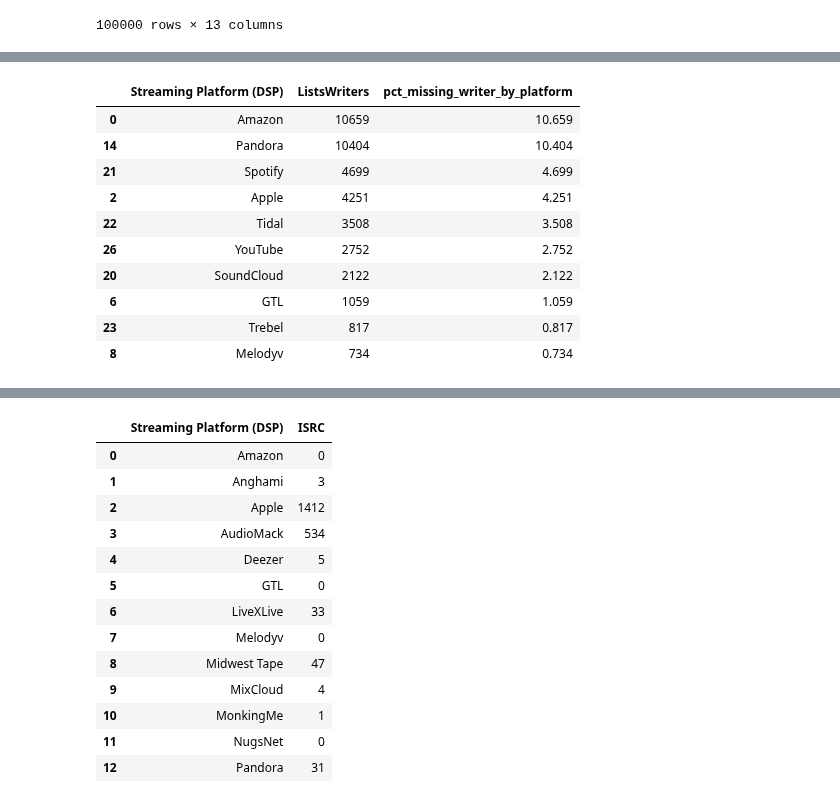
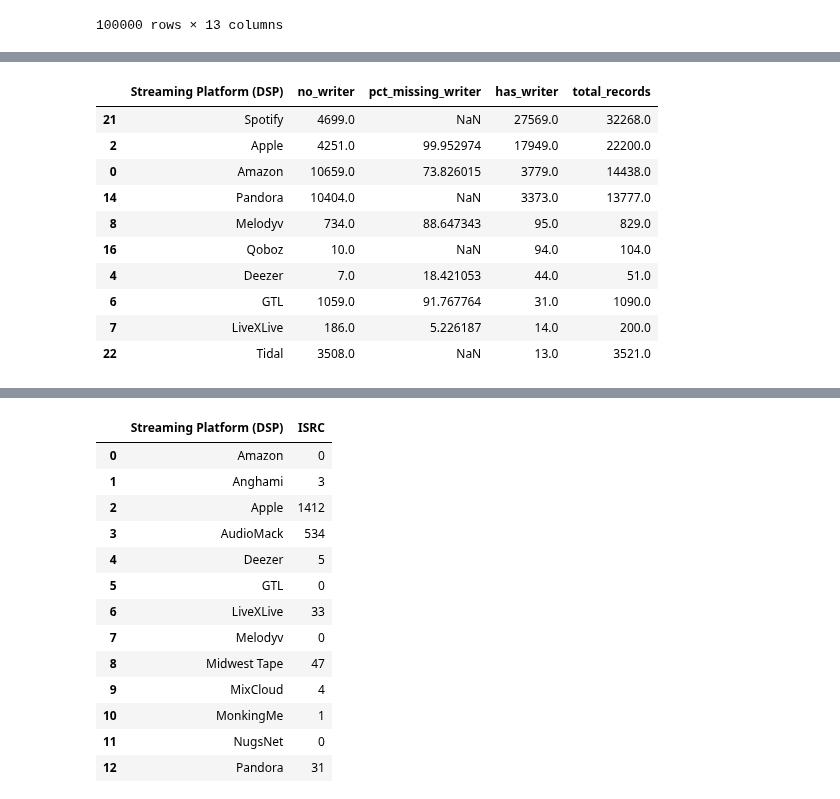
Before and after one commit to NSS-Data-Analytics-Cohort-6/mlc-project-count-dracula, a Jupyter notebook: notebooks/MLC_new.ipynb, the cells around one changed output, grey strips where cells are left out. Saved outputs shown, nothing was run; the diff lists cells and outputs as text; code cells hidden in the pictures.

```diff
--- a/notebooks/MLC_new.ipynb
+++ b/notebooks/MLC_new.ipynb
@@ -65,0 +81,3 @@ memory usage: 576.0+ bytes
+# %%
+haswriter=music_df.loc[(music_df['ListsWriters']==1)] #finds only records where there is a songwriter
+haswriter=haswriter.groupby(['Streaming Platform (DSP)'], as_index=False).agg({'ListsWriters':'count'}) #agg by platform
@@ -65,0 +100,2 @@ memory usage: 576.0+ bytes
+# %%
+songwritersall=pd.merge(nowriter,haswriter, how='outer', on=['Streaming Platform (DSP)'])
@@ -66,19 +113,19 @@ memory usage: 576.0+ bytes
+# %%
+songwritersall.sort_values(by='total_records', ascending=False) #sort to get biggest platforms
+songwritersall=songwritersall.nlargest(10, 'ListsWriters_y') #only get 10 for charting
+songwritersall.rename(columns={'ListsWriters_x': 'no_writer', 'ListsWriters_y': 'has_writer'}, inplace=True)
+songwritersall.head(10)
+# %% [output]
+|  | Streaming Platform (DSP) | no_writer | pct_missing_writer | has_writer | total_records |
+| 21 | Spotify | 4699.0 | NaN | 27569.0 | 32268.0 |
+| 2 | Apple | 4251.0 | 99.952974 | 17949.0 | 22200.0 |
+| 0 | Amazon | 10659.0 | 73.826015 | 3779.0 | 14438.0 |
+| 14 | Pandora | 10404.0 | NaN | 3373.0 | 13777.0 |
+| 8 | Melodyv | 734.0 | 88.647343 | 95.0 | 829.0 |
+| 16 | Qoboz | 10.0 | NaN | 94.0 | 104.0 |
+| 4 | Deezer | 7.0 | 18.421053 | 44.0 | 51.0 |
+| 6 | GTL | 1059.0 | 91.767764 | 31.0 | 1090.0 |
+| 7 | LiveXLive | 186.0 | 5.226187 | 14.0 | 200.0 |
+| 22 | Tidal | 3508.0 | NaN | 13.0 | 3521.0 |
 # %%
-nowriter['pct_missing_writer_by_platform'] = (nowriter.ListsWriters/100000)*100
-nowriter
-nowriter.rename(columns={nowriter.columns[1]: 'no_writer_listed'})
-nowriter.sort_values(by='pct_missing_writer_by_platform', ascending=False)
-nowriter=nowriter.nlargest(10, 'pct_missing_writer_by_platform')
-nowriter.head(10)
+songwritersall['pct_missing_writer'] = (songwritersall.no_writer/songwritersall.total_records)*100 #inserts the new column as a pct
-# %% [output]
-|  | Streaming Platform (DSP) | ListsWriters | pct_missing_writer_by_platform |
-| 0 | Amazon | 10659 | 10.659 |
-| 14 | Pandora | 10404 | 10.404 |
-| 21 | Spotify | 4699 | 4.699 |
-| 2 | Apple | 4251 | 4.251 |
-| 22 | Tidal | 3508 | 3.508 |
-| 26 | YouTube | 2752 | 2.752 |
-| 20 | SoundCloud | 2122 | 2.122 |
-| 6 | GTL | 1059 | 1.059 |
-| 23 | Trebel | 817 | 0.817 |
-| 8 | Melodyv | 734 | 0.734 |
```
Also changed, not shown: parts of 15 cells of this notebook.
